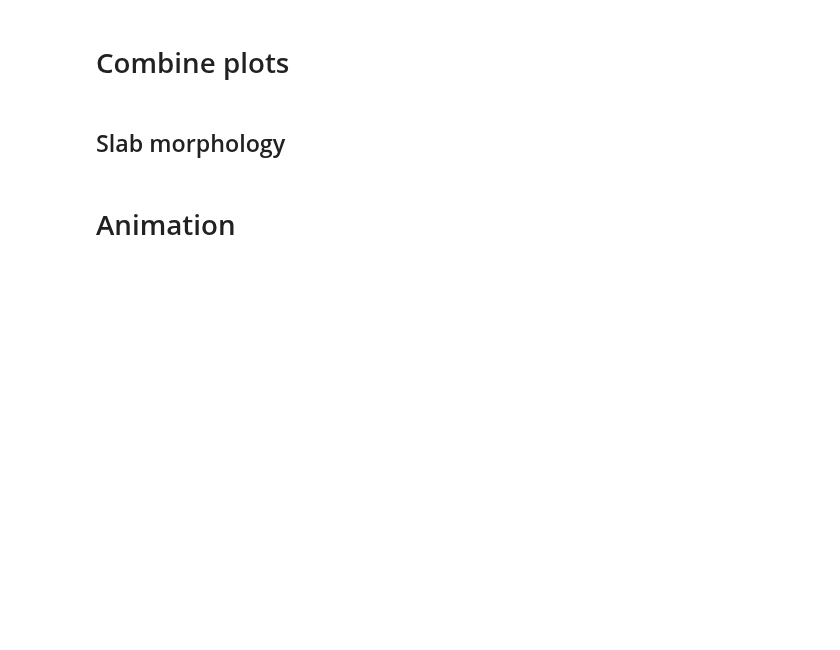
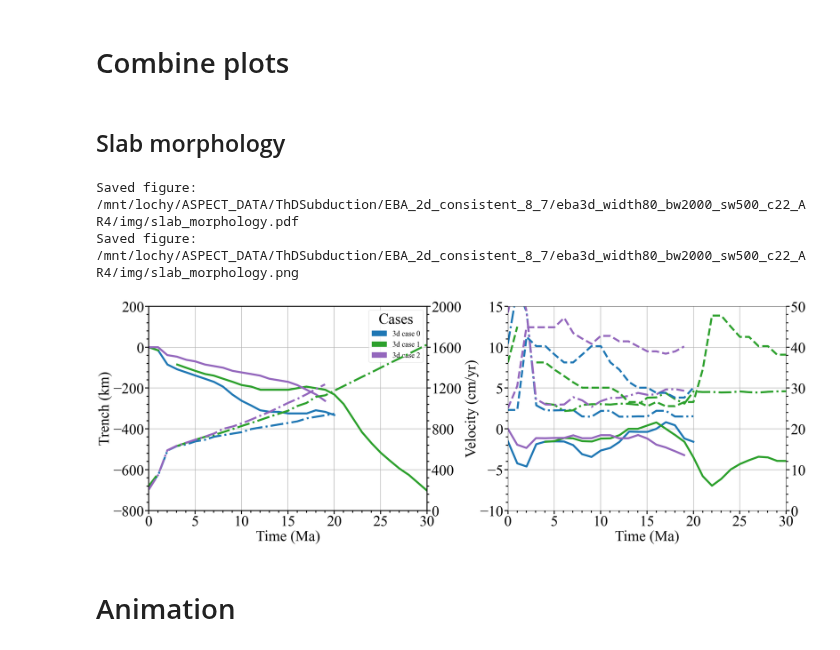
Before and after one commit to lhy11009/HaMaGeoLib, a Jupyter notebook: notebooks/research/haoyuan_3d_subduction/ThDSubduction.ipynb, the cells around one changed output. Cells and saved outputs as stored; diff of their text form; code cells hidden in the pictures; blank space fills up the shorter version.

```diff
--- a/notebooks/research/haoyuan_3d_subduction/ThDSubduction.ipynb
+++ b/notebooks/research/haoyuan_3d_subduction/ThDSubduction.ipynb
@@ -1025,7 +1025,9 @@ case_name is the relative path to local_TwoDSubduction_dir, and local_ThDSubduct
 # case_name = None; case_name_2d = "EBA_CDPT_3dconsistent_10/eba_cdpt_coh300_SA80.0_OA40.0_width80_sc22_ss100.0"
 # case_name = "EBA_2d_consistent_8_6/eba3d_width140_c22_AR4"
 # case_name = "EBA_2d_consistent_9/eba3d_width80_h2000"
-# case_name = "EBA_2d_consistent_8_7/eba3d_width80_bw2000_sw500_c22_AR4" ;
+# Label: SA80_OA40_l8900_ws500_h2890 (geometry) or SA80_OA40_ws500 (slab age)
+case_name = "EBA_2d_consistent_8_7/eba3d_width80_bw2000_sw500_c22_AR4"; case_name_2d = None
+# Label: SA80_OA40_l8900_ws2000_h2890 (geometry) or SA80_OA40_ws2000 (slab age)
 # case_name = "EBA_2d_consistent_8_7/eba3d_width80_bw8000_sw2000_c22_AR4"; case_name_2d = "EBA_CDPT_3dconsistent_9/eba_cdpt_coh300_SA80.0_OA40.0_width80_sc22"
 # case_name = "EBA_2d_consistent_8_8/eba3d_width51_bw4000_sw1000_c22_AR4_yd300.0"; case_name_2d = "EBA_CDPT_3dconsistent_10/eba_cdpt_coh300_SA80.0_OA40.0_width51_sc22_ss300.0"
 # case_name = "EBA_2d_consistent_8_8/eba3d_width80_bw2000_sw500_c22_AR4_yd300.0";
@@ -1036,7 +1038,7 @@ case_name is the relative path to local_TwoDSubduction_dir, and local_ThDSubduct
 # case_name = "EBA_2d_consistent_11/eba3d_1_SA50.0_OA20.0_width80_bw8000_sw2000"; case_name_2d = None
 # Label: SA50_OA20_l7400_ws1000_h2890 (geometry) or SA50_OA20_ws1000 (slab age)
 # case_name = "EBA_2d_consistent_11/eba3d_1_SA50.0_OA20.0_width80_bw4000_sw1000"; case_name_2d = "EBA_CDPT_3dconsistent_box_0/eba_cdpt_coh300_SA50.0_OA20.0_width80_ss1000000.0"
-case_name = "EBA_2d_consistent_11/eba3d_1_SA50.0_OA20.0_width80_bw2000_sw500"; case_name_2d = None
+# case_name = "EBA_2d_consistent_11/eba3d_1_SA50.0_OA20.0_width80_bw2000_sw500"; case_name_2d = None
 
 # Cases with the Peierls creep, a shallow box
 # case_name = None; case_name_2d = "EBA_CDPT_3dconsistent_12/eba_cdpt_coh300_SA40.0_OA20.0_width80_h1000_ss300.0"
@@ -1110,7 +1112,7 @@ The next block will generate plots of runtime, solver statistics, etc., and will
 ### Generate Paraview script
 # %%
 # todo_center
-is_prepare_for_plot = False
+is_prepare_for_plot = True
 is_process_pyvista_for_plot = False
 
 if is_prepare_for_plot:
@@ -1122,7 +1124,7 @@ if is_prepare_for_plot:
     assert(local_dir is not None)
 
     # options
-    graphical_step = 197
+    graphical_step = 138
     n_pieces = None # process the whole dataset together
     # n_pieces = 16  # process the dataset piecewise
 
@@ -1280,7 +1282,7 @@ if is_slab_morphology:
 Before this step, first run the SlabMorphology\_2d.py to generate results for all the vtu-steps
 # %%
 # plot the 2d case: prepare data and paraview script
-is_prepare_for_plot_2d = True
+is_prepare_for_plot_2d = False
 is_process_pyvista_for_plot_2d = True
 
 if is_prepare_for_plot_2d:
@@ -1347,7 +1349,7 @@ if finalize_visual_2d:
 ## Slab morphology
 # %%
 # todo_3d
-is_plot_slab_morphology = True
+is_plot_slab_morphology = False
 
 if is_plot_slab_morphology:
 
@@ -1363,11 +1365,19 @@ if is_plot_slab_morphology:
     import hamageolib.utils.plot_helper as plot_helper
 
     ####
-    # Compare width
+    # Compare width, 50 Ma
     ####
     # local_dir_list = [os.path.join(local_ThDSubduction_dir, "EBA_2d_consistent_11/eba3d_1_SA50.0_OA20.0_width80_bw2000_sw500"),\
-    #                   os.path.join(local_ThDSubduction_dir, "EBA_2d_consistent_11/eba3d_1_SA50.0_OA20.0_width80_bw4000_sw1000")]
+    #                   os.path.join(local_ThDSubduction_dir, "EBA_2d_consistent_11/eba3d_1_SA50.0_OA20.0_width80_bw4000_sw1000"),\
+    #                   os.path.join(local_ThDSubduction_dir, "EBA_2d_consistent_11/eba3d_1_SA50.0_OA20.0_width80_bw8000_sw2000")]
     # local_dir_2d_list = [local_dir_2d]
+    ####
+    # Compare width, 80 Ma
+    ####
+    local_dir_list = [os.path.join(local_ThDSubduction_dir, "EBA_2d_consistent_8_7/eba3d_width80_bw2000_sw500_c22_AR4"),\
+                      os.path.join(local_ThDSubduction_dir, "EBA_2d_consistent_8_6/eba3d_width80_c22_AR4"),\
+                      os.path.join(local_ThDSubduction_dir, "EBA_2d_consistent_8_7/eba3d_width80_bw8000_sw2000_c22_AR4")]
+    local_dir_2d_list = []
     ####
     # Compare length
     ####
@@ -1382,12 +1392,9 @@ if is_plot_slab_morphology:
     ####
     # Compare 2d and 3d case, for cases with 80 Ma sp plate age
     ####
-    local_dir_list = [os.path.join(local_ThDSubduction_dir, "EBA_2d_consistent_8_6/eba3d_width80_c22_AR4")]
-    local_dir_2d_list = [os.path.join(local_TwoDSubduction_dir, "EBA_CDPT_3dconsistent_9/eba_cdpt_coh300_SA80.0_OA40.0_width80_sc22")]
+    # local_dir_list = [os.path.join(local_ThDSubduction_dir, "EBA_2d_consistent_8_6/eba3d_width80_c22_AR4")]
+    # local_dir_2d_list = [os.path.join(local_TwoDSubduction_dir, "EBA_CDPT_3dconsistent_9/eba_cdpt_coh300_SA80.0_OA40.0_width80_sc22")]
 
-
-    # os.path.join(local_TwoDSubduction_dir, "foo")
-    # os.path.join(local_ThDSubduction_dir, "foo")
 
     time_marker = None
     factor_3d = 10
@@ -1532,35 +1539,39 @@ if is_plot_slab_morphology:
     ax.xaxis.set_minor_locator(MultipleLocator(t_tick_interval/(n_minor_ticks+1)))
     ax.yaxis.set_major_locator(MultipleLocator(200.0))
     ax.yaxis.set_minor_locator(MultipleLocator(200.0/(n_minor_ticks+1)))
     ax_twin.yaxis.set_major_locator(MultipleLocator(400.0))
     ax_twin.yaxis.set_minor_locator(MultipleLocator(400.0/(n_minor_ticks+1)))
 
     ax1.set_xlim(t_lim)
-    ax1.set_ylim([-5.0, 15.0])
+    ax1.set_ylim([-10.0, 15.0])
     ax1.set_xlabel("Time (Ma)")
     ax1.set_ylabel("Velocity (cm/yr)")
 
     ax1.grid()
 
     ax1.xaxis.set_major_locator(MultipleLocator(t_tick_interval))
     ax1.xaxis.set_minor_locator(MultipleLocator(t_tick_interval/(n_minor_ticks+1)))
     ax1.yaxis.set_major_locator(MultipleLocator(5.0))
     ax1.yaxis.set_minor_locator(MultipleLocator(5.0/(n_minor_ticks+1)))
 
-    ax1_twinx.set_ylim([20.0, 60.0])
+    ax1_twinx.set_ylim([0.0, 50.0])
     ax1_twinx.yaxis.set_major_locator(MultipleLocator(10.0))
     ax1_twinx.yaxis.set_minor_locator(MultipleLocator(10.0/(n_minor_ticks+1)))
 
     # save figure
     filepath = os.path.join(odir, "slab_morphology.pdf")
     fig.savefig(filepath)
     print("Saved figure: ", filepath)
     filepath_png = os.path.join(odir, "slab_morphology.png")
     fig.savefig(filepath_png)
     print("Saved figure: ", filepath_png)
 
     # Reset rcParams to defaults
     rcdefaults()
+# %% [output]
+Saved figure:  /mnt/lochy/ASPECT_DATA/ThDSubduction/EBA_2d_consistent_8_7/eba3d_width80_bw2000_sw500_c22_AR4/img/slab_morphology.pdf
+Saved figure:  /mnt/lochy/ASPECT_DATA/ThDSubduction/EBA_2d_consistent_8_7/eba3d_width80_bw2000_sw500_c22_AR4/img/slab_morphology.png
+[figure, added]
 # %%
 print(trench_center_2d)
 # %% [markdown]
```
Also changed, not shown: parts of 4 cells of this notebook, 6 other files.
